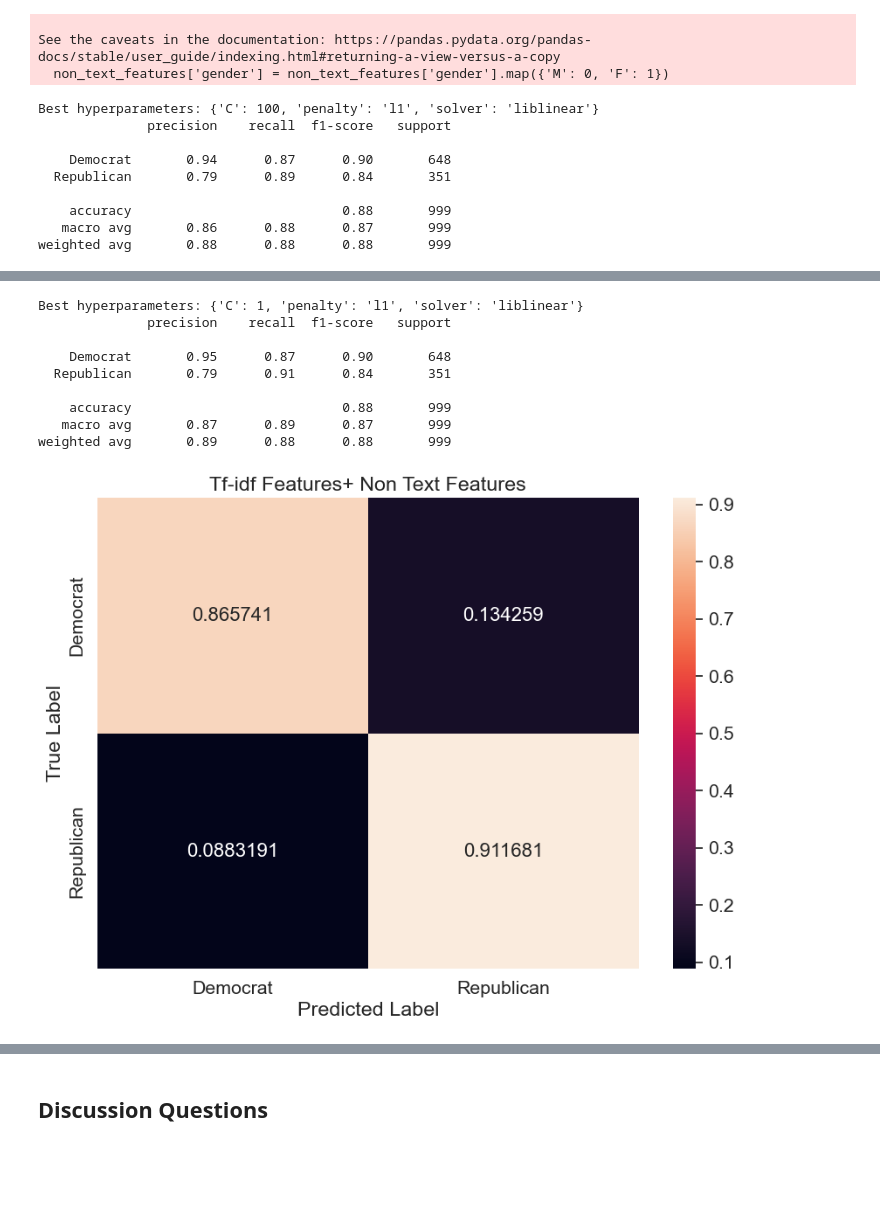
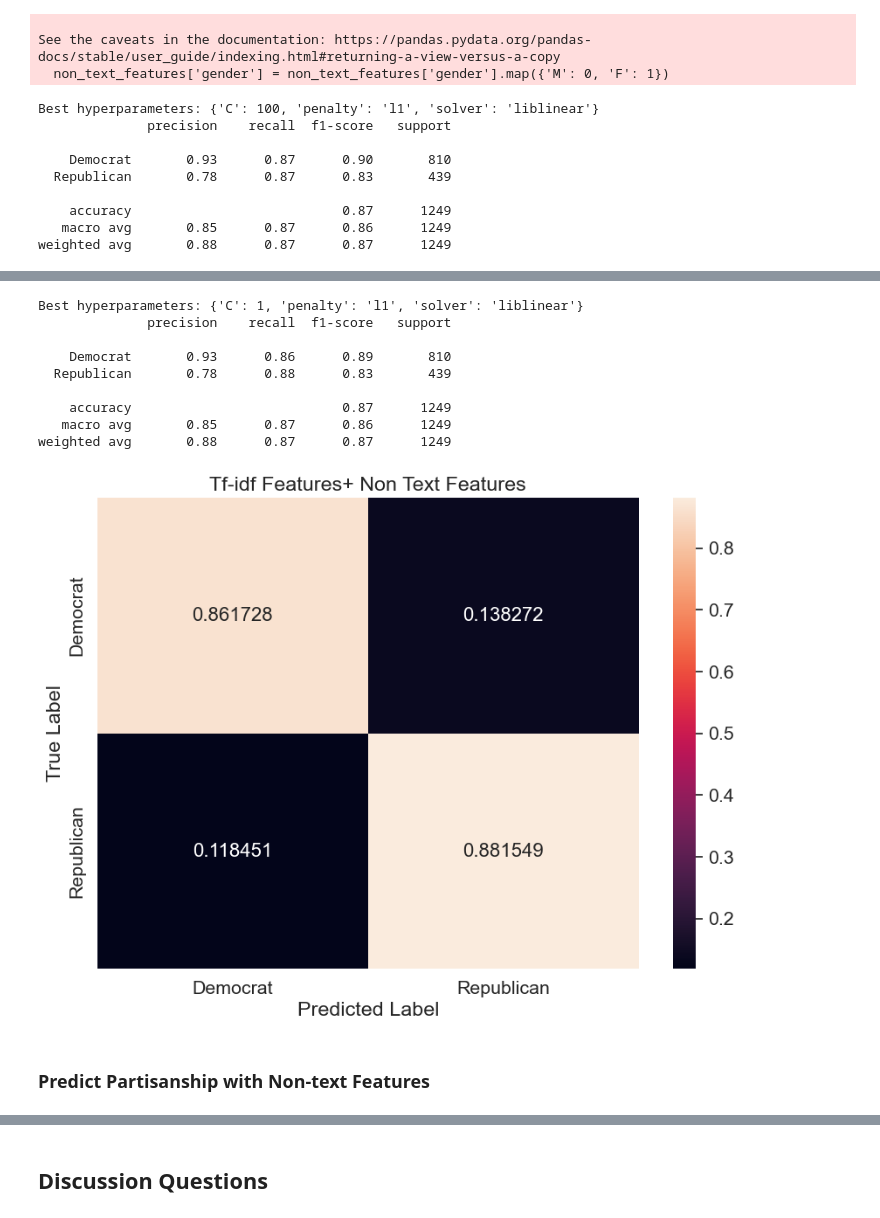
Before and after one commit to GaoCXGithub/Computational-Social-Science-Projects, a Jupyter notebook: Project 5/Project_5_Chuxuan_part2.ipynb, the cells around one changed output, grey strips where cells are left out. Cells and saved outputs as stored; diff of their text form; code cells hidden in the pictures; blank space fills up the shorter version.

```diff
--- a/Project 5/Project_5_Chuxuan_part2.ipynb
+++ b/Project 5/Project_5_Chuxuan_part2.ipynb
@@ -65,7 +79,8 @@ import re
 # %%
 # load data
 # ----------
-congress_tweets = pd.read_csv("data/116th Congressional Tweets and Demographics.csv")
+congress_tweets = pd.read_csv("data/116th Congressional Tweets and Demographics.csv"，
+                             low_memory=False)
 # fill in this line of code with a sufficient number of tweets, depending on your computational resources
 congress_tweets = congress_tweets.sample(5000,
                                         random_state = 42)
@@ -757,3 +812,13 @@ y_position = congress_tweets['position'].values.ravel()
+# %%
+y_position = congress_tweets['position']
+dataframes = [engineered_features_with_topics,
+              tfidf_df,
+              word2vec_features_df]
+
+
+featurization_technique = ['Engineered Features + Topic Model',
+                           'Tf-idf Features',
+                           'Word Embedding Features']
 # %%
 y_encoded = le.fit_transform(y_position)
 print(dict(zip(le.classes_, le.transform(le.classes_))))
@@ -936,14 +1003,13 @@ for dataframe, featurization in zip(dataframes, featurization_technique):
 
     dataframe.columns = dataframe.columns.astype(str)
 
-    # split data
-    # ----------
-    X_train, X_test, y_train, y_test = train_test_split(dataframe,         # specify features
-                                                        y_party,                 # specify labels
-                                                        train_size = .80,  # specify train split of 80%
-                                                        test_size=.20,
-                                                        stratify=  y_party, # specify test split of 20%
-                                                        random_state = 10) # set seed for reproducibility
+
+    X_train, X_test, y_train, y_test = train_test_split(dataframe,
+                                                        y_party,
+                                                        train_size = .75,
+                                                        test_size=.25,
+                                                        stratify=  y_party,
+                                                        random_state = 10)
 
 
     param_grid = {
@@ -967,33 +1033,31 @@ for dataframe, featurization in zip(dataframes, featurization_technique):
     print(classification_report( y_test, y_pred))
 
 
-    # create a confusion matrix
-    # ----------
-    cf_matrix = confusion_matrix(y_test,             # specify test
-                                 y_pred,             # specify predicted
-                                 normalize = "true") # normalize
 
-    # create a pandas dataframe from the confusion matrix for visualization
-    df_cm = pd.DataFrame(cf_matrix,          # specify cf_matrix from which to create dataframe
-                         range(2), range(2)) # set 2 by 2
+    cf_matrix = confusion_matrix(y_test,
+                                 y_pred,
+                                 normalize = "true")
 
-    # set confusion matrix indices for clarity of visualization
+    df_cm = pd.DataFrame(cf_matrix,
+                         range(2), range(2))
+
+
     df_cm = df_cm.rename(index=str,
                          columns={0: "Democrat",
                                   1: "Republican"})
 
-    # specify confusion matrix index for clarity
+
     df_cm.index = ["Democrat", "Republican"]
 
-    # figure specifications
-    plt.figure(figsize = (10,7)) # set figure size specifications
-    sns.set(font_scale=1.4)      # set label size
-    sns.heatmap(df_cm,           # specify dataset
+
+    plt.figure(figsize = (10,7))
+    sns.set(font_scale=1.4)
+    sns.heatmap(df_cm,
                 annot=True,
                 annot_kws={"size": 16},
                 fmt='g')
 
-    # figure labels
+
     plt.title(featurization)
     plt.xlabel("Predicted Label")
     plt.ylabel("True Label")
@@ -1002,9 +1066,9 @@ for dataframe, featurization in zip(dataframes, featurization_technique):
 Best hyperparameters: {'C': 100, 'penalty': 'l1', 'solver': 'liblinear'}
               precision    recall  f1-score   support
 
-    Democrat       0.94      0.87      0.90       648
-  Republican       0.79      0.89      0.84       351
+    Democrat       0.93      0.87      0.90       810
+  Republican       0.78      0.87      0.83       439
 
-    accuracy                           0.88       999
-   macro avg       0.86      0.88      0.87       999
-weighted avg       0.88      0.88      0.88       999
+    accuracy                           0.87      1249
+   macro avg       0.85      0.87      0.86      1249
+weighted avg       0.88      0.87      0.87      1249
@@ -1012,10 +1076,10 @@ weighted avg       0.88      0.88      0.88       999
 Best hyperparameters: {'C': 1, 'penalty': 'l1', 'solver': 'liblinear'}
               precision    recall  f1-score   support
 
-    Democrat       0.95      0.87      0.90       648
-  Republican       0.79      0.91      0.84       351
+    Democrat       0.93      0.86      0.89       810
+  Republican       0.78      0.88      0.83       439
 
-    accuracy                           0.88       999
-   macro avg       0.87      0.89      0.87       999
-weighted avg       0.89      0.88      0.88       999
+    accuracy                           0.87      1249
+   macro avg       0.85      0.87      0.86      1249
+weighted avg       0.88      0.87      0.87      1249
-[figure, old version]
+[figure, new version]
@@ -1024,3 +1086,5 @@ weighted avg       0.89      0.88      0.88       999
+# %% [markdown]
+### Predict Partisanship with Non-text Features
 # %%
 best_features4position = non_text_features.reset_index(drop = True).join(tfidf_df, rsuffix='_tfidf')
 # %%
```
Also changed, not shown: parts of 35 cells of this notebook.
